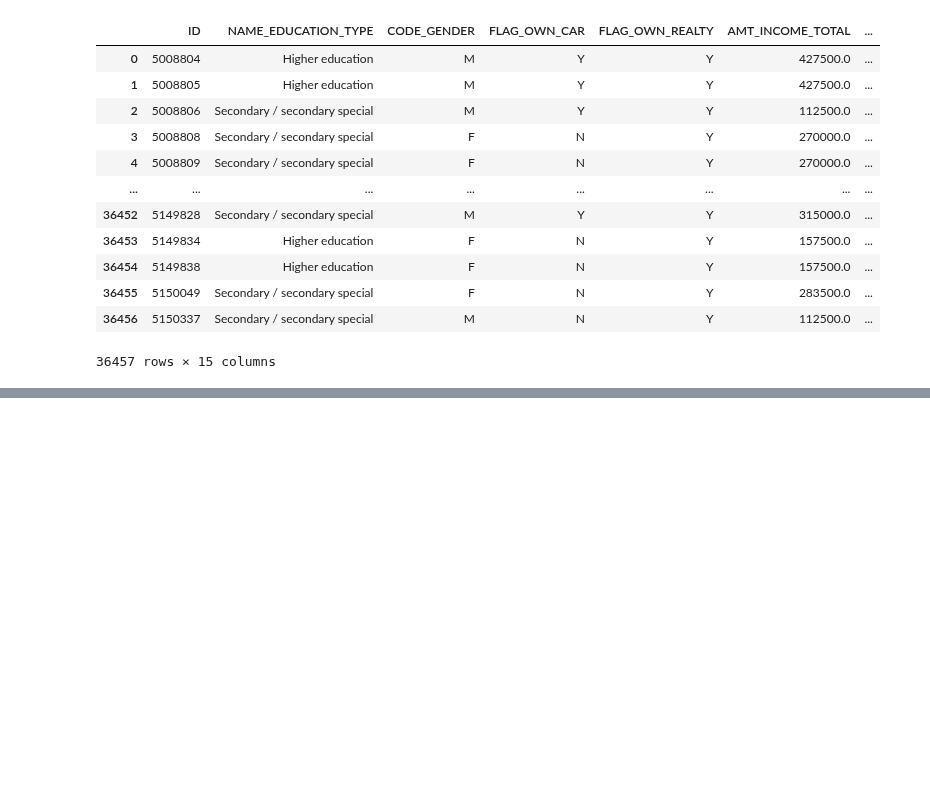
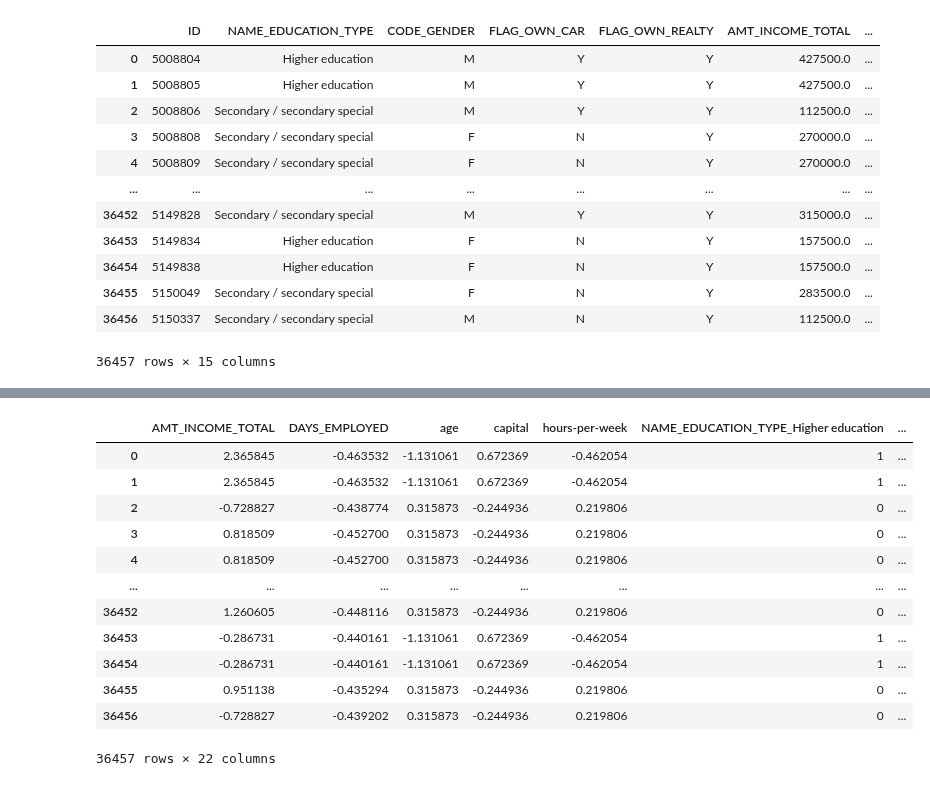
Before and after one commit to Linkkk01/INFO574_Group_Project, a Jupyter notebook: code/try.ipynb, the cells around one changed output, grey strips where cells are left out. Cells and saved outputs as stored; diff of their text form; code cells hidden in the pictures; blank space fills up the shorter version.

```diff
--- a/code/try.ipynb
+++ b/code/try.ipynb
@@ -130,0 +102,7 @@ Name: count, dtype: int64
+# %%
+prob = []
+for i in income_try:
+    prob.append(i[1]["occupation"].value_counts().loc[["Craft-repair", "Sales", "Adm-clerical", "Other-service"], ].values)
+
+job = ["Craft-repair", "Sales", "Adm-clerical", "Other-service"]
+prob
@@ -201,3 +184,23 @@ memory usage: 4.2+ MB
 | 36455 | 5150049 | Secondary / secondary special | F | N | Y | 283500.0 | ... |
 | 36456 | 5150337 | Secondary / secondary special | M | N | Y | 112500.0 | ... |
 36457 rows × 15 columns
+# %%
+display(job)
+display(prob)
+import random
+def replace_job(x):
+    if x['NAME_EDUCATION_TYPE'] == "Academic degree":
+        samples = random.choices(job, k=1, weights = prob[0])
+        return samples[0]
+
+    elif x['NAME_EDUCATION_TYPE'] == "Higher education":
+        samples = random.choices(job, k=1, weights = prob[1])
+        return samples[0]
+
+    elif x['NAME_EDUCATION_TYPE'] == "Lower secondary":
+        samples = random.choices(job, k=1, weights = prob[2])
+        return samples[0]
+
+    else:
+        samples = random.choices(job, k=1, weights = prob[3])
+        return samples[0]
@@ -203,0 +213,4 @@ memory usage: 4.2+ MB
+# %%
+result_df['occupation'] = result_df.apply(replace_job, axis=1)
+
+result_df
@@ -203,0 +231,28 @@ memory usage: 4.2+ MB
+# %%
+from sklearn.preprocessing import StandardScaler
+scaler = StandardScaler()
+y = result_df['credit_decision']
+result_df.drop(['credit_decision','ID'],axis=1,inplace=True)
+for col in result_df.columns:
+    if result_df[col].dtype != 'object':
+        result_df[col] = scaler.fit_transform(result_df[[col]])
+    else:
+        df_dummy = pd.get_dummies(result_df[col],drop_first=True,prefix=col).astype(int)
+        result_df = pd.concat([result_df,df_dummy],axis=1)
+        result_df.drop(col,axis=1,inplace=True)
+
+result_df
+# %% [output]
+|  | AMT_INCOME_TOTAL | DAYS_EMPLOYED | age | capital | hours-per-week | NAME_EDUCATION_TYPE_Higher education | ... |
+| 0 | 2.365845 | -0.463532 | -1.131061 | 0.672369 | -0.462054 | 1 | ... |
+| 1 | 2.365845 | -0.463532 | -1.131061 | 0.672369 | -0.462054 | 1 | ... |
+| 2 | -0.728827 | -0.438774 | 0.315873 | -0.244936 | 0.219806 | 0 | ... |
+| 3 | 0.818509 | -0.452700 | 0.315873 | -0.244936 | 0.219806 | 0 | ... |
+| 4 | 0.818509 | -0.452700 | 0.315873 | -0.244936 | 0.219806 | 0 | ... |
+| ... | ... | ... | ... | ... | ... | ... | ... |
+| 36452 | 1.260605 | -0.448116 | 0.315873 | -0.244936 | 0.219806 | 0 | ... |
+| 36453 | -0.286731 | -0.440161 | -1.131061 | 0.672369 | -0.462054 | 1 | ... |
+| 36454 | -0.286731 | -0.440161 | -1.131061 | 0.672369 | -0.462054 | 1 | ... |
+| 36455 | 0.951138 | -0.435294 | 0.315873 | -0.244936 | 0.219806 | 0 | ... |
+| 36456 | -0.728827 | -0.439202 | 0.315873 | -0.244936 | 0.219806 | 0 | ... |
+36457 rows × 22 columns
```
Also changed, not shown: parts of 9 cells of this notebook.
